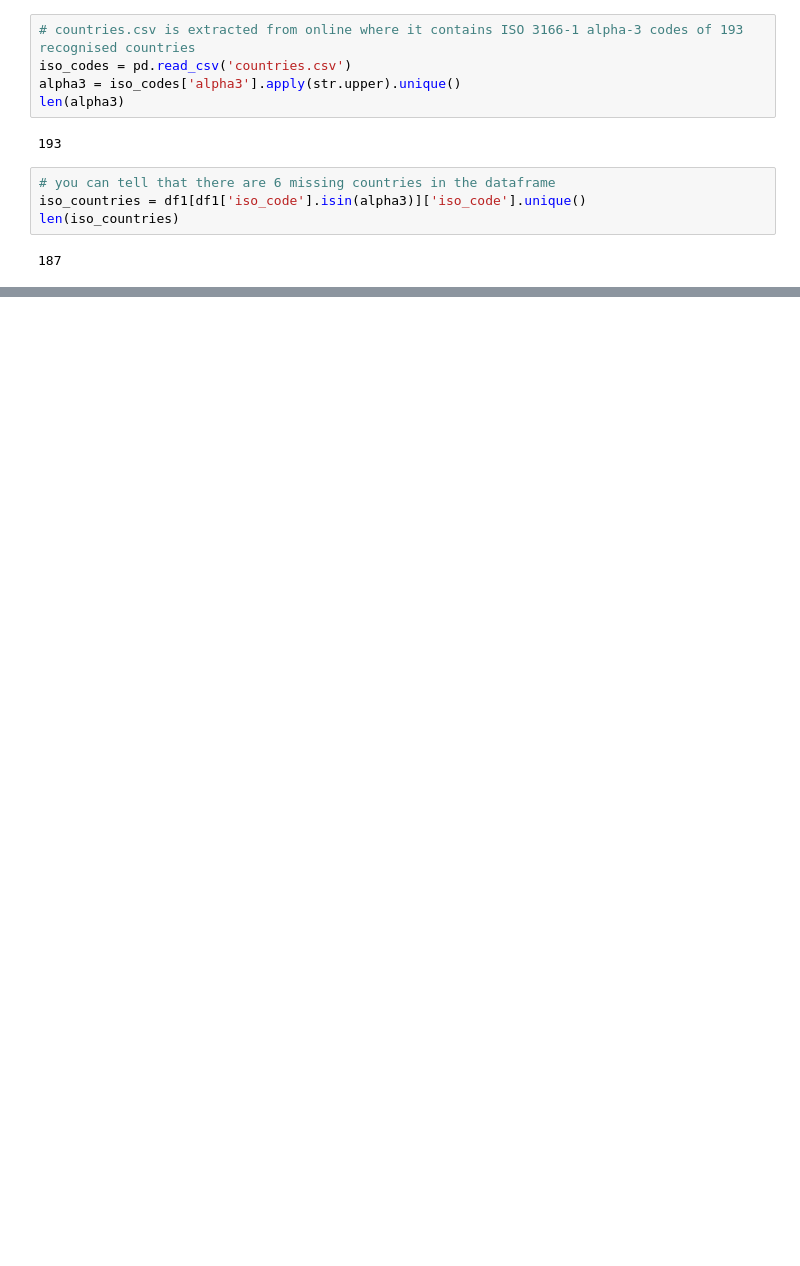
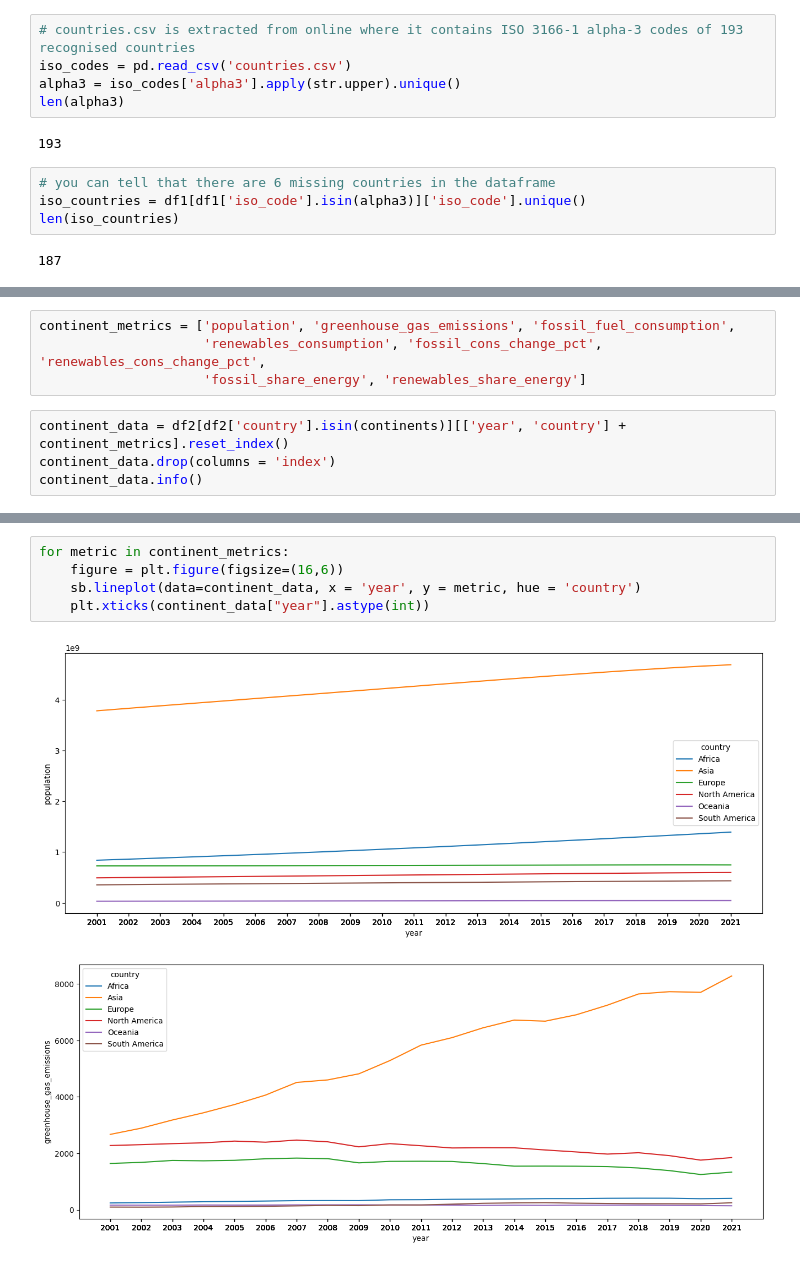
Before and after one commit to boon-keng/mini-project, a Jupyter notebook: EDA.ipynb, the cells around one changed output, grey strips where cells are left out. Drawn from its saved outputs; the diff is of its cells as text; blank space fills up the shorter version.

```diff
--- a/EDA.ipynb
+++ b/EDA.ipynb
@@ -121,0 +181,8 @@ mis_countries
+# %%
+continent_metrics = ['population', 'greenhouse_gas_emissions', 'fossil_fuel_consumption',
+                     'renewables_consumption', 'fossil_cons_change_pct', 'renewables_cons_change_pct',
+                     'fossil_share_energy', 'renewables_share_energy']
+# %%
+continent_data = df2[df2['country'].isin(continents)][['year', 'country'] + continent_metrics].reset_index()
+continent_data.drop(columns = 'index')
+continent_data.info()
@@ -121,0 +208,8 @@ mis_countries
+# %%
+for metric in continent_metrics:
+    figure = plt.figure(figsize=(16,6))
+    sb.lineplot(data=continent_data, x = 'year', y = metric, hue = 'country')
+    plt.xticks(continent_data["year"].astype(int))
+# %% [output]
+[figure, added]
+[figure, added]
```
Also changed, not shown: parts of 38 cells of this notebook, 1 other file.
